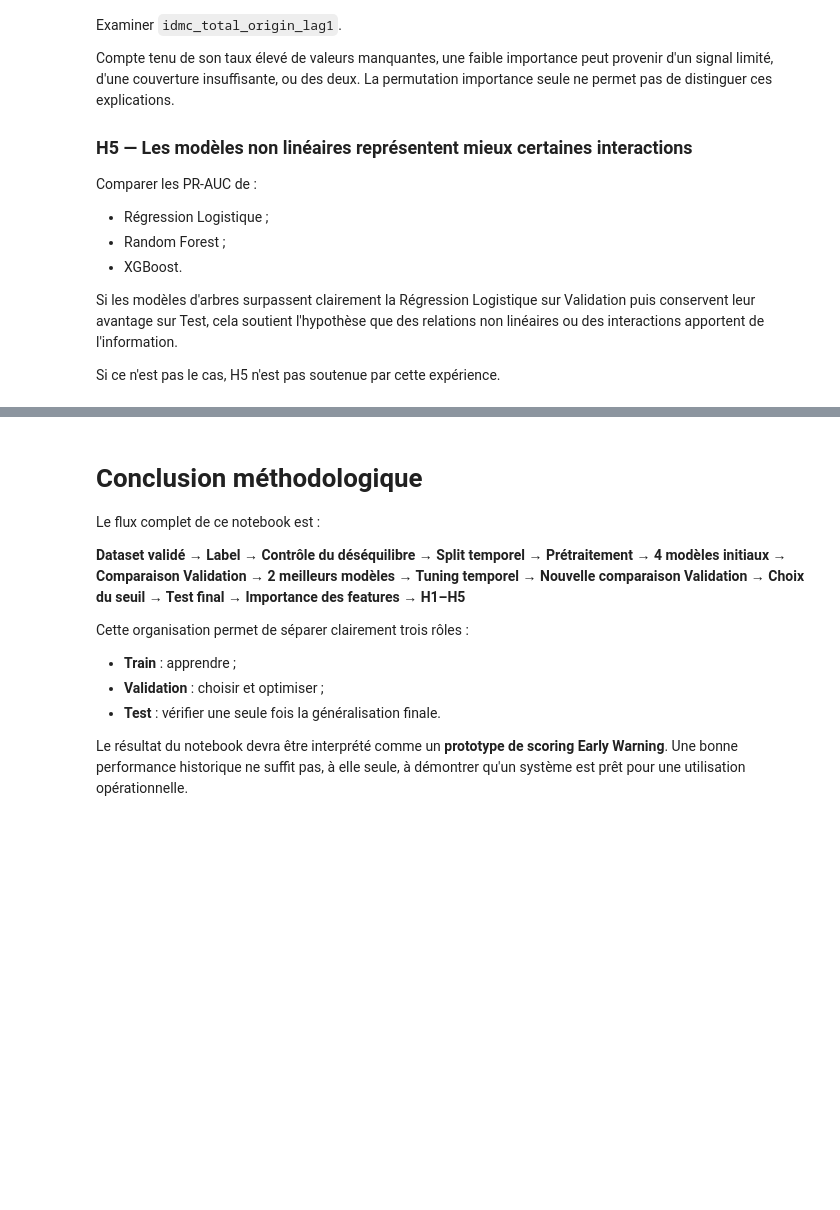
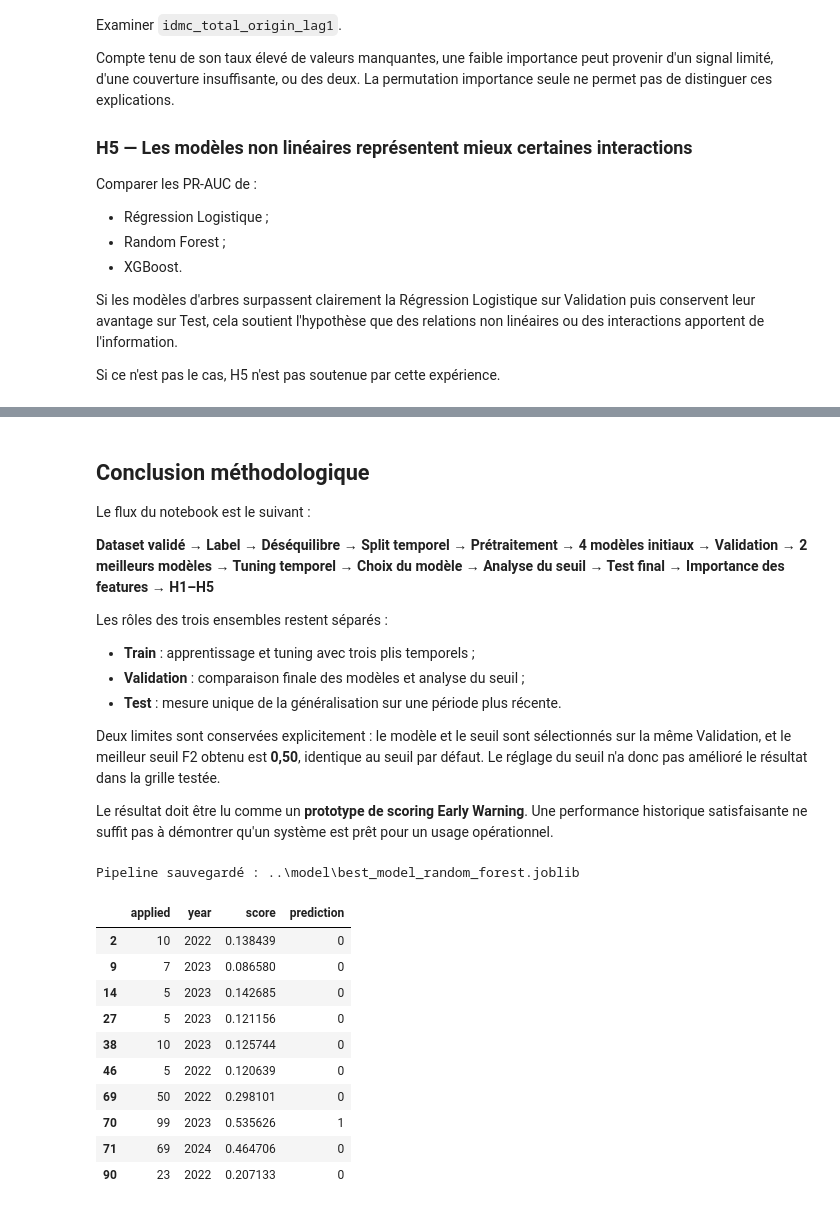
Before and after one commit to YnaPqt/Projet-UNHCR-ML, a Jupyter notebook: notebooks/Etape8_Machine_Learning.ipynb, the cells around one changed output, grey strips where cells are left out. Saved outputs shown, nothing was run; the diff lists cells and outputs as text; code cells hidden in the pictures; blank space fills up the shorter version.

Commit message:
modified ml notebook

```diff
--- a/notebooks/Etape8_Machine_Learning.ipynb
+++ b/notebooks/Etape8_Machine_Learning.ipynb
@@ -1092,14 +1127,67 @@ Après exécution du notebook, la conclusion doit répondre clairement aux quest
 # %% [markdown]
-# Conclusion méthodologique
+## Conclusion méthodologique
 
-Le flux complet de ce notebook est :
+Le flux du notebook est le suivant :
 
-**Dataset validé → Label → Contrôle du déséquilibre → Split temporel → Prétraitement → 4 modèles initiaux → Comparaison Validation → 2 meilleurs modèles → Tuning temporel → Nouvelle comparaison Validation → Choix du seuil → Test final → Importance des features → H1–H5**
+**Dataset validé → Label → Déséquilibre → Split temporel → Prétraitement → 4 modèles initiaux → Validation → 2 meilleurs modèles → Tuning temporel → Choix du modèle → Analyse du seuil → Test final → Importance des features → H1–H5**
 
-Cette organisation permet de séparer clairement trois rôles :
+Les rôles des trois ensembles restent séparés :
 
-- **Train** : apprendre ;
-- **Validation** : choisir et optimiser ;
-- **Test** : vérifier une seule fois la généralisation finale.
+- **Train** : apprentissage et tuning avec trois plis temporels ;
+- **Validation** : comparaison finale des modèles et analyse du seuil ;
+- **Test** : mesure unique de la généralisation sur une période plus récente.
 
-Le résultat du notebook devra être interprété comme un **prototype de scoring Early Warning**. Une bonne performance historique ne suffit pas, à elle seule, à démontrer qu'un système est prêt pour une utilisation opérationnelle.
+Deux limites sont conservées explicitement : le modèle et le seuil sont sélectionnés sur la même Validation, et le meilleur seuil F2 obtenu est **0,50**, identique au seuil par défaut. Le réglage du seuil n'a donc pas amélioré le résultat dans la grille testée.
+
+Le résultat doit être lu comme un **prototype de scoring Early Warning**. Une performance historique satisfaisante ne suffit pas à démontrer qu'un système est prêt pour un usage opérationnel.
+# %%
+# ============================================================
+# SAUVEGARDE DU PIPELINE FINAL
+# ============================================================
+
+from pathlib import Path
+
+model_dir = Path("../model")
+model_dir.mkdir(parents=True, exist_ok=True)
+
+# Le nom du fichier reprend automatiquement le modèle réellement retenu.
+safe_model_name = (
+    best_model_name.lower()
+    .replace(" ", "_")
+    .replace("é", "e")
+    .replace("è", "e")
+)
+
+model_path = model_dir / f"best_model_{safe_model_name}.joblib"
+
+# best_model contient le prétraitement et le modèle entraîné.
+joblib.dump(best_model, model_path)
+
+print("Pipeline sauvegardé :", model_path)
+
+# Contrôle de portabilité :
+# le pipeline est rechargé puis appliqué directement à des features non prétraitées.
+loaded_model = joblib.load(model_path)
+
+raw_example = X_test.head(10).copy()
+example_proba = loaded_model.predict_proba(raw_example)[:, 1]
+example_pred = (example_proba >= best_threshold).astype(int)
+
+prediction_check = raw_example[["applied", "year"]].copy()
+prediction_check["score"] = example_proba
+prediction_check["prediction"] = example_pred
+
+display(prediction_check)
+# %% [output]
+Pipeline sauvegardé : ..\model\best_model_random_forest.joblib
+|  | applied | year | score | prediction |
+| 2 | 10 | 2022 | 0.138439 | 0 |
+| 9 | 7 | 2023 | 0.086580 | 0 |
+| 14 | 5 | 2023 | 0.142685 | 0 |
+| 27 | 5 | 2023 | 0.121156 | 0 |
+| 38 | 10 | 2023 | 0.125744 | 0 |
+| 46 | 5 | 2022 | 0.120639 | 0 |
+| 69 | 50 | 2022 | 0.298101 | 0 |
+| 70 | 99 | 2023 | 0.535626 | 1 |
+| 71 | 69 | 2024 | 0.464706 | 0 |
+| 90 | 23 | 2022 | 0.207133 | 0 |
```
Also changed, not shown: parts of 42 cells of this notebook, 2 other files.
